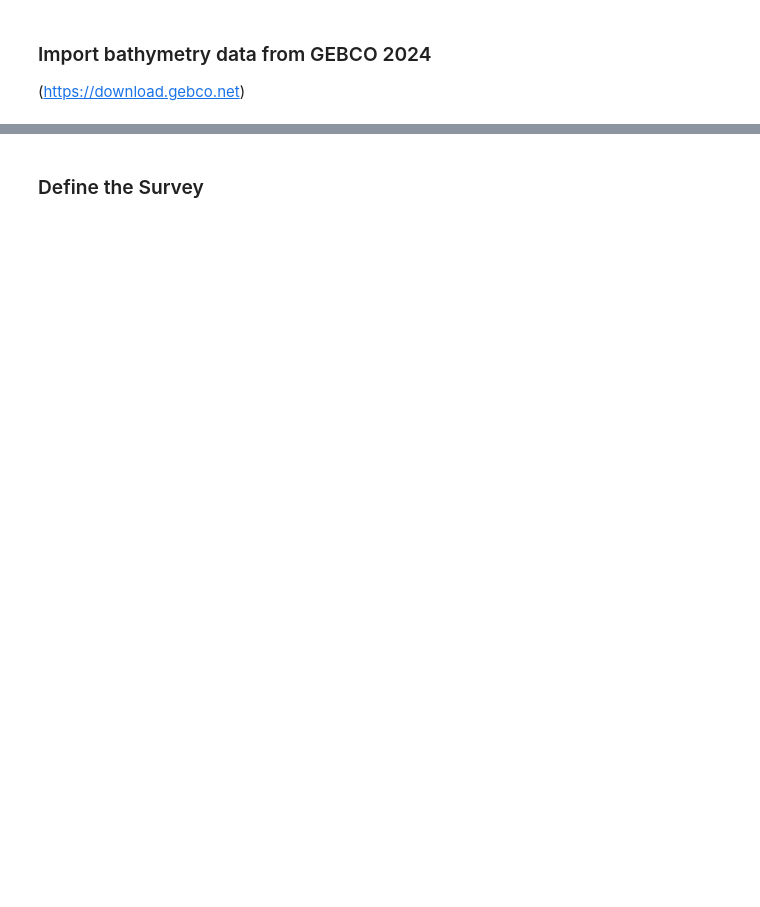
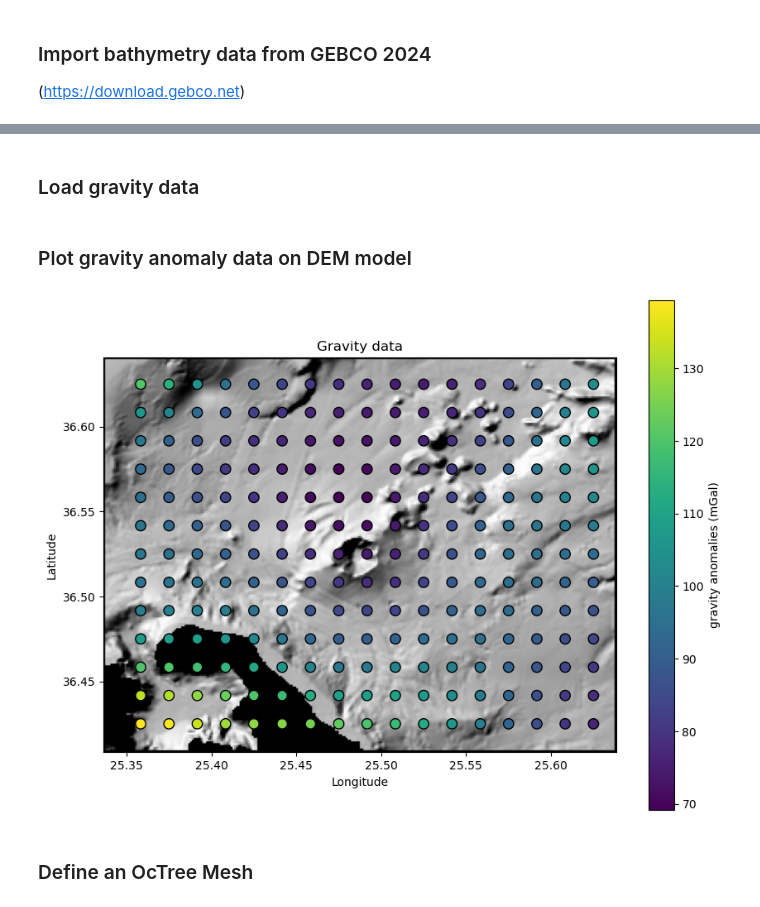
Before and after one commit to kmaetschke/eoas-556-project, a Jupyter notebook: gravity_gradient_inversion.ipynb, the cells around one changed output, grey strips where cells are left out. Saved outputs shown, nothing was run; the diff lists cells and outputs as text; code cells hidden in the pictures; blank space fills up the shorter version.

```diff
--- a/gravity_gradient_inversion.ipynb
+++ b/gravity_gradient_inversion.ipynb
@@ -44,2 +38,46 @@ xyz_topo = np.c_[x_topo, y_topo, z_topo]
-# %% [markdown]
-### Define the Survey
+# %% [markdown]
+### Load gravity data
+# %%
+file_path = './cropped_grav_kolumbo.nc'
+nc = Dataset(file_path, mode='r')
+
+latitude = nc.variables['lat'][:]  # Latitude
+longitude = nc.variables['lon'][:]  # Longitude
+z = nc.variables['z'][:, :]   # Z values (2D array)
+
+nc.close()
+
+lon, lat = np.meshgrid(longitude, latitude)
+# %% [markdown]
+### Plot gravity anomaly data on DEM model
+# %%
+# Read the GeoTIFF file
+geotiff_path = './high_res_DEM.tif'
+with rasterio.open(geotiff_path) as src:
+    geotiff_data = src.read(1)
+    extent = src.bounds
+
+# Plot the GeoTIFF
+fig, ax = plt.subplots(figsize=(10, 8))
+show(geotiff_data, transform=src.transform, extent=extent, ax=ax, cmap='gray')
+
+# Overlay the scatterplot
+scatter = ax.scatter(
+    lon, lat, c=z, cmap='viridis', s=80, edgecolor='black'
+)
+
+# Add a colorbar
+cbar = plt.colorbar(scatter, ax=ax, orientation='vertical')
+cbar.set_label('gravity anomalies (mGal)')
+
+# Add labels and title
+ax.set_xlabel('Longitude')
+ax.set_ylabel('Latitude')
+ax.set_title('Gravity data')
+
+plt.show()
+# %% [output]
+[figure, added]
+# %% [markdown]
+
+### Define an OcTree Mesh
```
Also changed, not shown: parts of 7 cells of this notebook.
